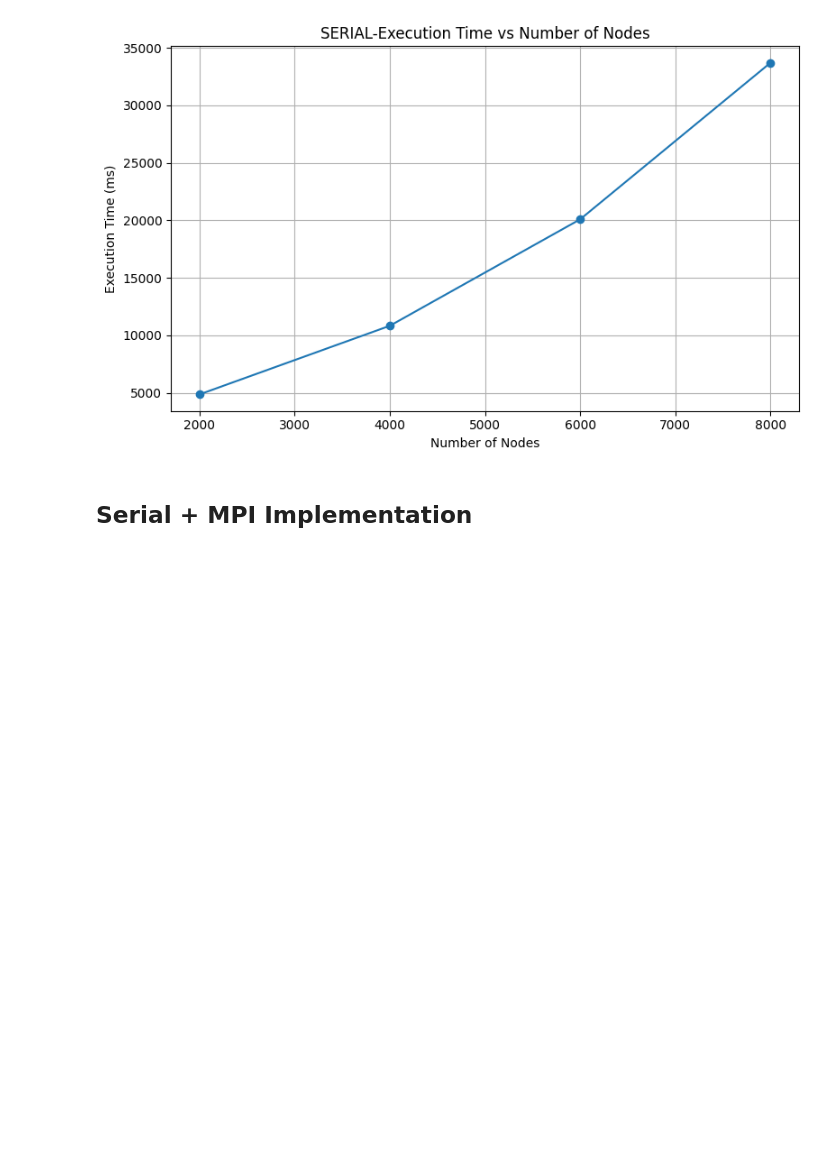
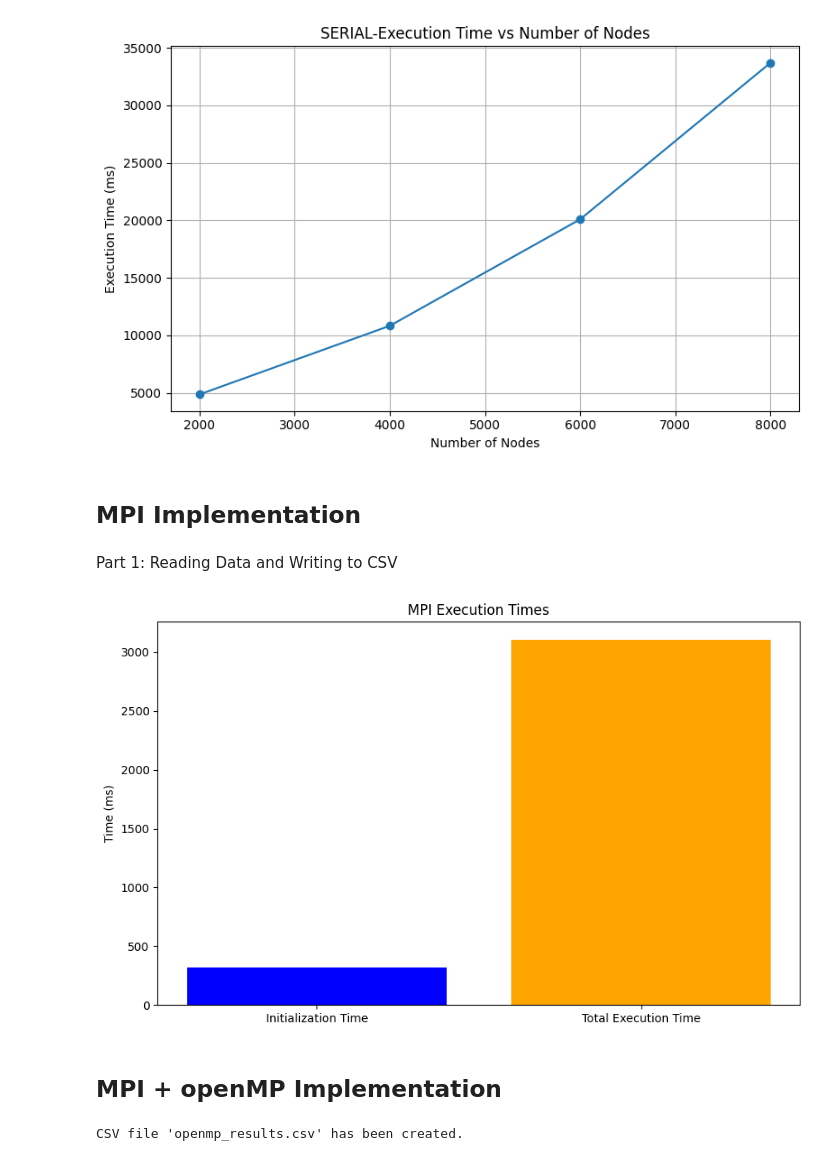
Before and after one commit to tauhaimran/Parallel-social-behavior-based-algorithm-for-identification-of-influential-users-in-social-network, a Jupyter notebook: report/performance_analysis.ipynb, the cells around one changed output. Drawn from its saved outputs; the diff is of its cells as text; code cells hidden in the pictures; blank space fills up the shorter version.

```diff
--- a/report/performance_analysis.ipynb
+++ b/report/performance_analysis.ipynb
@@ -52,4 +69,6 @@ plt.show()
 # %% [output]
 [figure]
 # %% [markdown]
-## Serial + MPI Implementation
+## MPI Implementation
+# %% [markdown]
+Part 1: Reading Data and Writing to CSV
@@ -55,0 +123,62 @@ plt.show()
+# %%
+import matplotlib.pyplot as plt
+
+# Function to plot the results
+def plot_results(data):
+    # OpenMP+MPI Results
+    labels = ['Initialization Time', 'Total Execution Time']
+    times = [data["OpenMP+MPI"]["Initialization Time"], data["OpenMP+MPI"]["Total Execution Time"]]
+
+    # Plot OpenMP+MPI Times
+    plt.figure(figsize=(10, 6))
+    plt.bar(labels, times, color=['blue', 'orange'])
+    plt.title("MPI Execution Times")
+    plt.ylabel("Time (ms)")
+    plt.show()
+
+    # Serial Results: Plot Dataset Size vs Execution Time
+    sizes = list(data["Serial"].keys())
+    exec_times = list(data["Serial"].values())
+
+# Plot the results (OpenMP+MPI and Serial)
+plot_results(data)
+# %% [output]
+[figure, added]
+# %% [markdown]
+## MPI + openMP Implementation
+# %%
+import csv
+import re
+
+# Specify the path to the input .txt file
+input_file_path = "openmp_results.txt"  # Replace with the path to your .txt file
+
+# Regex pattern to match the runtime lines
+pattern = r"(Data initialization time: (\d+) ms|Total execution time\(without data loading time\): (\d+) ms)"
+
+# Create a list to store the results
+runtime_data = []
+
+# Read the input data from the .txt file
+with open(input_file_path, 'r') as file:
+    input_data = file.read()
+
+# Parse the input data
+for line in input_data.splitlines():
+    match = re.search(pattern, line)
+    if match:
+        if match.group(2):  # Data initialization time
+            runtime_data.append(["Initialization Time", int(match.group(2))])
+        elif match.group(3):  # Total execution time
+            runtime_data.append(["Total Execution Time", int(match.group(3))])
+
+# Writing to a CSV file
+csv_file_path = 'openmp_results.csv'  # Output CSV file path
+with open(csv_file_path, 'w', newline='') as csvfile:
+    writer = csv.writer(csvfile)
+    writer.writerow(["Metric", "Time (ms)"])  # CSV header
+    writer.writerows(runtime_data)
+
+print(f"CSV file '{csv_file_path}' has been created.")
+# %% [output]
+CSV file 'openmp_results.csv' has been created.
```
Also changed, not shown: parts of 10 cells of this notebook, 13 other files.
